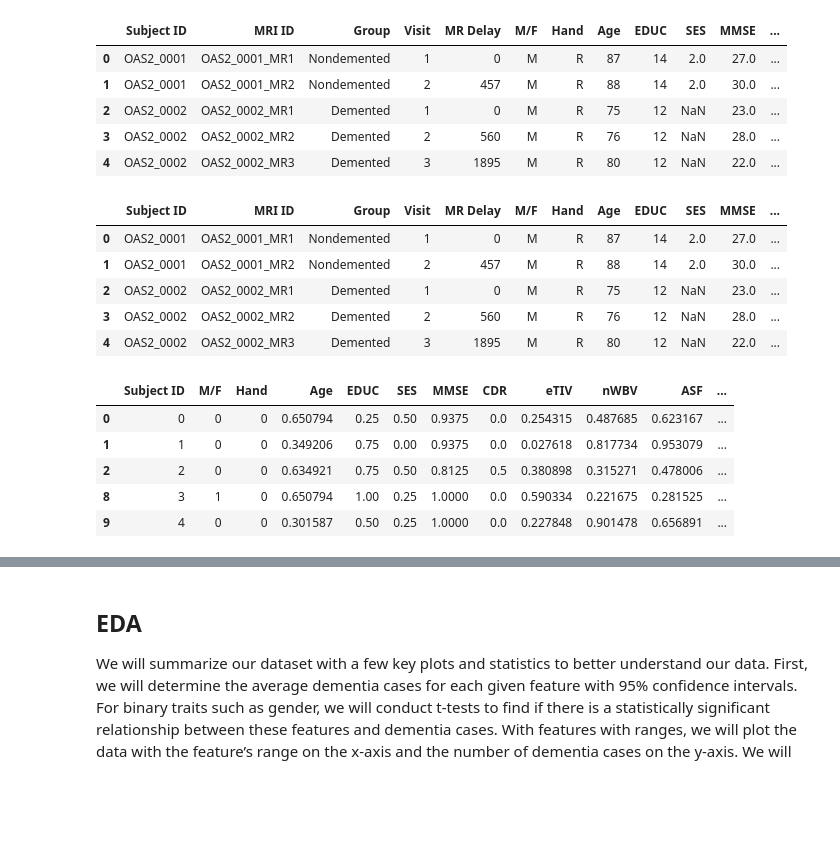
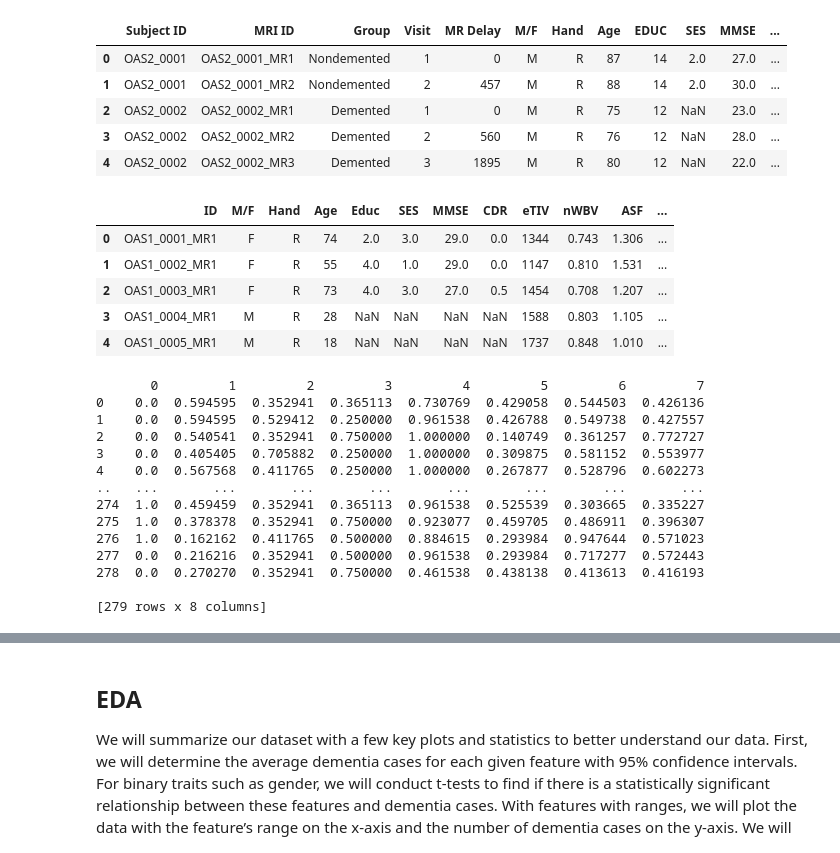
Before and after one commit to lnestelroad/CSCI_4622_MachineLearning, a Jupyter notebook: Final_Project.ipynb, the cells around one changed output, grey strips where cells are left out. Saved outputs shown, nothing was run; the diff lists cells and outputs as text; code cells hidden in the pictures; blank space fills up the shorter version.

```diff
--- a/Final_Project.ipynb
+++ b/Final_Project.ipynb
@@ -58,14 +62,14 @@ data_l.head()
 | 3 | OAS2_0002 | OAS2_0002_MR2 | Demented | 2 | 560 | M | R | 76 | 12 | NaN | 28.0 | ... |
 | 4 | OAS2_0002 | OAS2_0002_MR3 | Demented | 3 | 1895 | M | R | 80 | 12 | NaN | 22.0 | ... |
 # %%
-data_l.head()
+data_cs.head()
 # %% [output]
-|  | Subject ID | MRI ID | Group | Visit | MR Delay | M/F | Hand | Age | EDUC | SES | MMSE | ... |
-| 0 | OAS2_0001 | OAS2_0001_MR1 | Nondemented | 1 | 0 | M | R | 87 | 14 | 2.0 | 27.0 | ... |
-| 1 | OAS2_0001 | OAS2_0001_MR2 | Nondemented | 2 | 457 | M | R | 88 | 14 | 2.0 | 30.0 | ... |
-| 2 | OAS2_0002 | OAS2_0002_MR1 | Demented | 1 | 0 | M | R | 75 | 12 | NaN | 23.0 | ... |
-| 3 | OAS2_0002 | OAS2_0002_MR2 | Demented | 2 | 560 | M | R | 76 | 12 | NaN | 28.0 | ... |
-| 4 | OAS2_0002 | OAS2_0002_MR3 | Demented | 3 | 1895 | M | R | 80 | 12 | NaN | 22.0 | ... |
+|  | ID | M/F | Hand | Age | Educ | SES | MMSE | CDR | eTIV | nWBV | ASF | ... |
+| 0 | OAS1_0001_MR1 | F | R | 74 | 2.0 | 3.0 | 29.0 | 0.0 | 1344 | 0.743 | 1.306 | ... |
+| 1 | OAS1_0002_MR1 | F | R | 55 | 4.0 | 1.0 | 29.0 | 0.0 | 1147 | 0.810 | 1.531 | ... |
+| 2 | OAS1_0003_MR1 | F | R | 73 | 4.0 | 3.0 | 27.0 | 0.5 | 1454 | 0.708 | 1.207 | ... |
+| 3 | OAS1_0004_MR1 | M | R | 28 | NaN | NaN | NaN | NaN | 1588 | 0.803 | 1.105 | ... |
+| 4 | OAS1_0005_MR1 | M | R | 18 | NaN | NaN | NaN | NaN | 1737 | 0.848 | 1.010 | ... |
 # %%
 # Changes the column name so there is consistancy between data frames.
 data_cs.rename(columns={'Educ':'EDUC'}, inplace=True)
@@ -109,13 +134,21 @@ for col in ['Age', 'SES', 'MMSE', 'eTIV', "ASF", 'nWBV', 'EDUC', 'Delay']:
 # %%
 # Cleaned data preview
-data_cs.head()
+print(l_X_train)
 # %% [output]
-|  | Subject ID | M/F | Hand | Age | EDUC | SES | MMSE | CDR | eTIV | nWBV | ASF | ... |
-| 0 | 0 | 0 | 0 | 0.650794 | 0.25 | 0.50 | 0.9375 | 0.0 | 0.254315 | 0.487685 | 0.623167 | ... |
-| 1 | 1 | 0 | 0 | 0.349206 | 0.75 | 0.00 | 0.9375 | 0.0 | 0.027618 | 0.817734 | 0.953079 | ... |
-| 2 | 2 | 0 | 0 | 0.634921 | 0.75 | 0.50 | 0.8125 | 0.5 | 0.380898 | 0.315271 | 0.478006 | ... |
-| 8 | 3 | 1 | 0 | 0.650794 | 1.00 | 0.25 | 1.0000 | 0.0 | 0.590334 | 0.221675 | 0.281525 | ... |
-| 9 | 4 | 0 | 0 | 0.301587 | 0.50 | 0.25 | 1.0000 | 0.0 | 0.227848 | 0.901478 | 0.656891 | ... |
+       0         1         2         3         4         5         6         7
+0    0.0  0.594595  0.352941  0.365113  0.730769  0.429058  0.544503  0.426136
+1    0.0  0.594595  0.529412  0.250000  0.961538  0.426788  0.549738  0.427557
+2    0.0  0.540541  0.352941  0.750000  1.000000  0.140749  0.361257  0.772727
+3    0.0  0.405405  0.705882  0.250000  1.000000  0.309875  0.581152  0.553977
+4    0.0  0.567568  0.411765  0.250000  1.000000  0.267877  0.528796  0.602273
+..   ...       ...       ...       ...       ...       ...       ...       ...
+274  1.0  0.459459  0.352941  0.365113  0.961538  0.525539  0.303665  0.335227
+275  1.0  0.378378  0.352941  0.750000  0.923077  0.459705  0.486911  0.396307
+276  1.0  0.162162  0.411765  0.500000  0.884615  0.293984  0.947644  0.571023
+277  0.0  0.216216  0.352941  0.500000  0.961538  0.293984  0.717277  0.572443
+278  0.0  0.270270  0.352941  0.750000  0.461538  0.438138  0.413613  0.416193
+
+[279 rows x 8 columns]
 # %%
 data_l.head()
 # %% [output]
```
Also changed, not shown: parts of 27 cells of this notebook, 1 other file.
